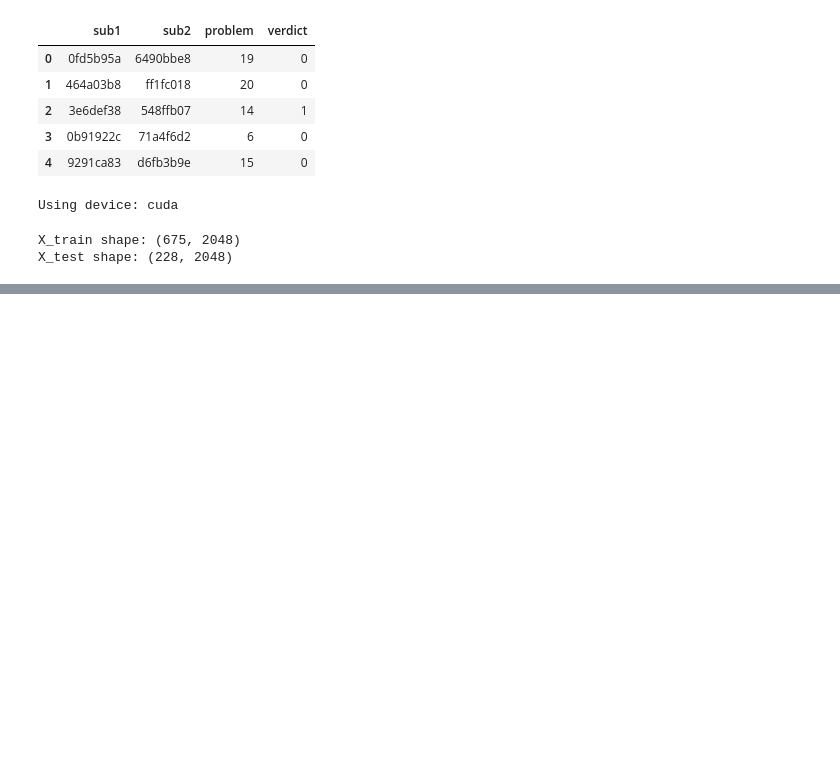
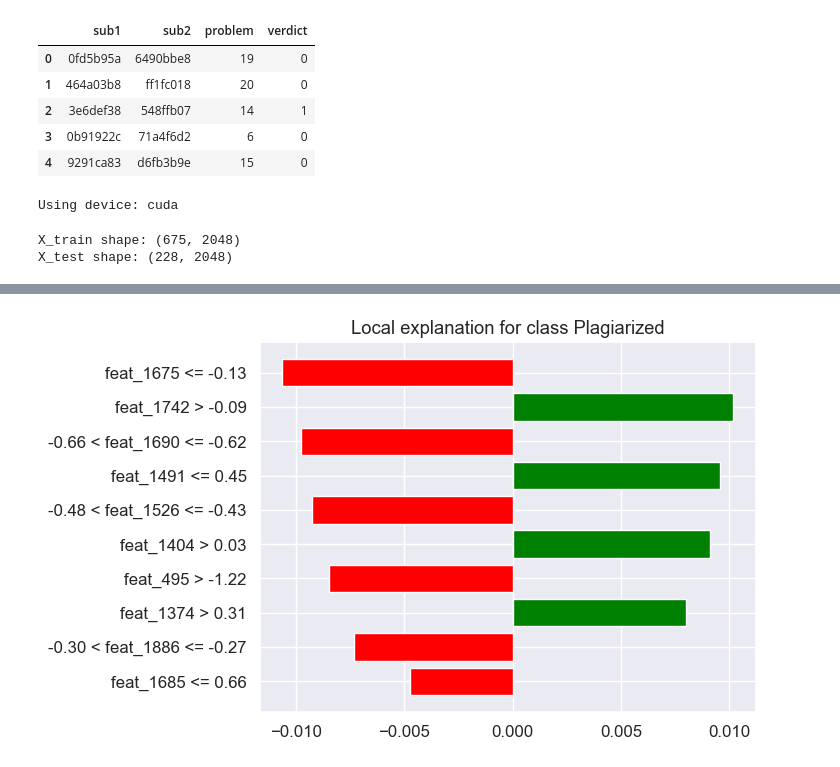
Before and after one commit to Rakesh-58/code_plag, a Jupyter notebook: xai.ipynb, the cells around one changed output, grey strips where cells are left out. Cells and saved outputs as stored; diff of their text form; code cells hidden in the pictures; blank space fills up the shorter version.

```diff
--- a/xai.ipynb
+++ b/xai.ipynb
@@ -219,3 +219,30 @@ plt.show()
+# %%
+explainer_lime = lime.lime_tabular.LimeTabularExplainer(
+    training_data=X_train,
+    feature_names=[f'feat_{i}' for i in range(X_train.shape[1])],
+    class_names=["Not Plagiarized", "Plagiarized"],
+    mode='classification',
+    discretize_continuous=True
+)
+
+def explain_instance_lime(instance_index):
+    """
+    Generates and displays a LIME explanation for a specified test instance.
+    """
+    instance = X_test[instance_index]
+    # Use the predict_proba_wrapper instead of model.predict_proba
+    exp = explainer_lime.explain_instance(instance, predict_proba_wrapper, num_features=10)
+
+    # Display the explanation as a matplotlib figure
+    fig = exp.as_pyplot_figure()
+    plt.show()
+    fig.savefig("lime_plot.png", bbox_inches='tight')
+    plt.close(fig)
+
+# Example: Explain the first test sample using LIME
+explain_instance_lime(0)
+# %% [output]
+[figure, added]
 # %%
 import lime
 import lime.lime_tabular
```
Also changed, not shown: parts of 2 cells of this notebook, 1 other file.
